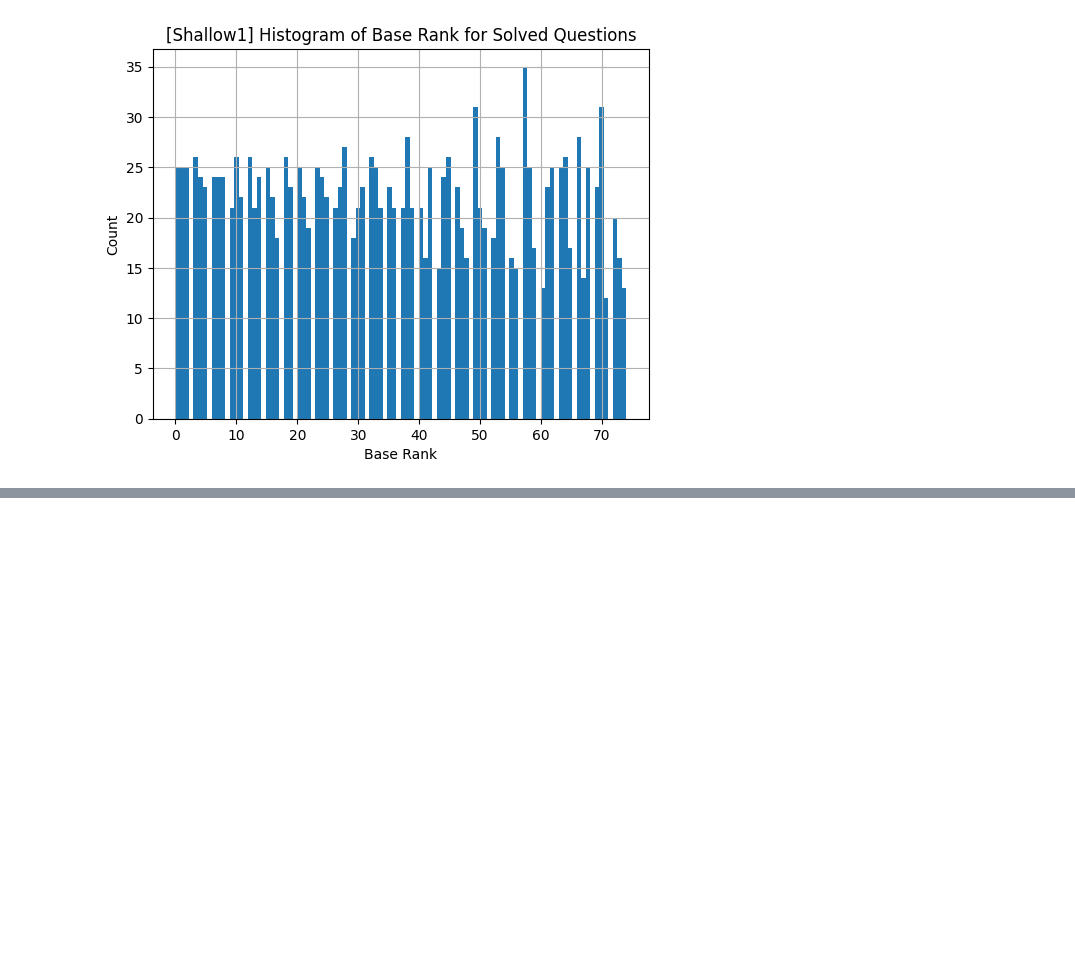
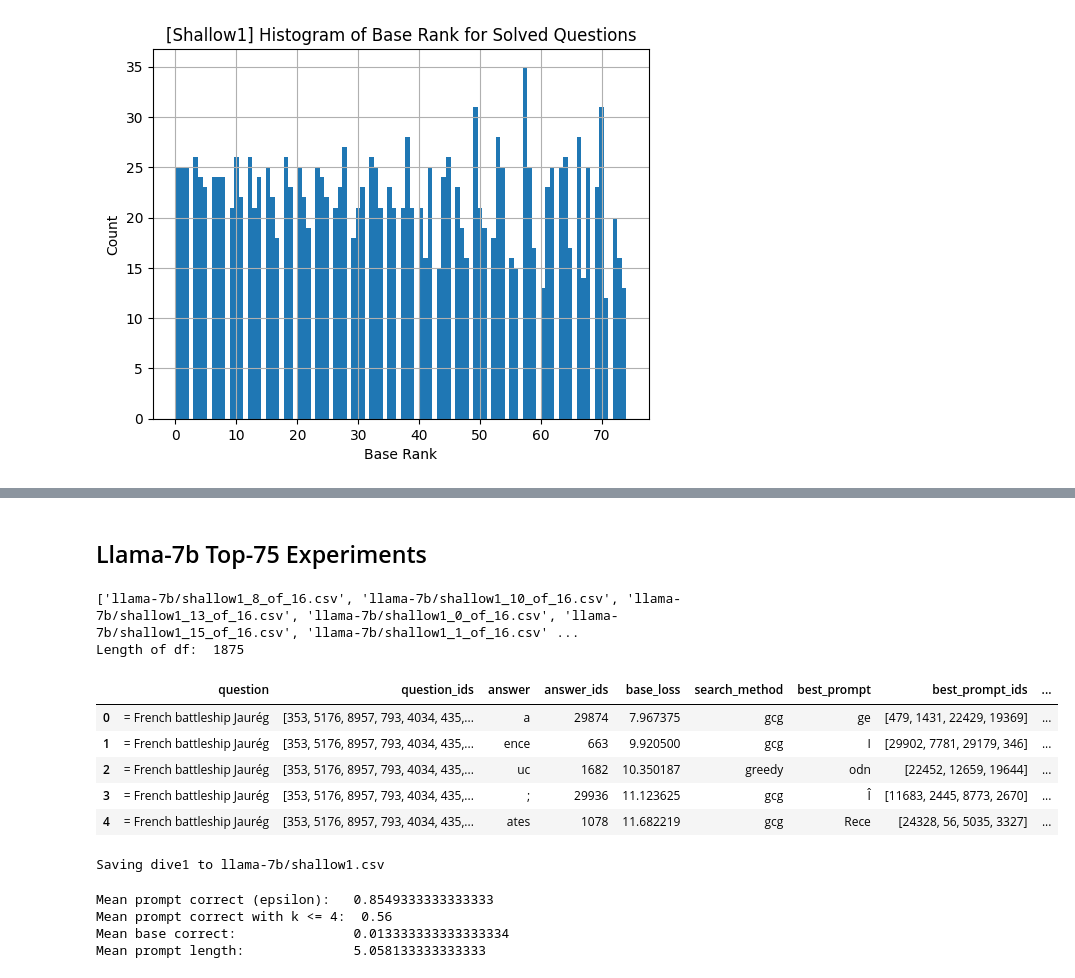
Before and after one commit to amanb2000/Magic_Words, a Jupyter notebook: results/shallow_dive/Shallow Dive.ipynb, the cells around one changed output, grey strips where cells are left out. Cells and saved outputs as stored; diff of their text form; code cells hidden in the pictures; blank space fills up the shorter version.

```diff
--- a/results/shallow_dive/Shallow Dive.ipynb
+++ b/results/shallow_dive/Shallow Dive.ipynb
@@ -397,0 +468,41 @@ Length of solved_df:  75
+# %% [markdown]
+## Llama-7b Top-75 Experiments
+# %%
+file_path = f'llama-7b/shallow1_*_of_16.csv'
+file_list = glob.glob(file_path)
+print(file_list)
+df_list = []
+for file in file_list:
+    df_list.append(pd.read_csv(file, lineterminator='\n'))
+shallow_df = pd.concat(df_list)
+
+print("Length of df: ", len(shallow_df))
+shallow_df.head()
+# %% [output]
+['llama-7b/shallow1_8_of_16.csv', 'llama-7b/shallow1_10_of_16.csv', 'llama-7b/shallow1_13_of_16.csv', 'llama-7b/shallow1_0_of_16.csv', 'llama-7b/shallow1_15_of_16.csv', 'llama-7b/shallow1_1_of_16.csv' ...
+Length of df:  1875
+|  | question | question_ids | answer | answer_ids | base_loss | search_method | best_prompt | best_prompt_ids | ... |
+| 0 | = French battleship Jaurég | [353, 5176, 8957, 793, 4034, 435,... | a | 29874 | 7.967375 | gcg | ge | [479, 1431, 22429, 19369] | ... |
+| 1 | = French battleship Jaurég | [353, 5176, 8957, 793, 4034, 435,... | ence | 663 | 9.920500 | gcg | I | [29902, 7781, 29179, 346] | ... |
+| 2 | = French battleship Jaurég | [353, 5176, 8957, 793, 4034, 435,... | uc | 1682 | 10.350187 | greedy | odn | [22452, 12659, 19644] | ... |
+| 3 | = French battleship Jaurég | [353, 5176, 8957, 793, 4034, 435,... | ; | 29936 | 11.123625 | gcg | Î | [11683, 2445, 8773, 2670] | ... |
+| 4 | = French battleship Jaurég | [353, 5176, 8957, 793, 4034, 435,... | ates | 1078 | 11.682219 | gcg | Rece | [24328, 56, 5035, 3327] | ... |
+# %%
+# Save the dataframe to a csv file
+output_path = 'llama-7b/shallow1.csv'
+# check if it exists
+if os.path.exists(output_path):
+    print("File already exists")
+else:
+    print(f"Saving dive1 to {output_path}")
+    shallow_df.to_csv(output_path, index=False, lineterminator='\n')
+# %% [output]
+Saving dive1 to llama-7b/shallow1.csv
+# %%
+# overview
+overview_report(shallow_df)
+# %% [output]
+Mean prompt correct (epsilon):   0.8549333333333333
+Mean prompt correct with k <= 4:  0.56
+Mean base correct:               0.013333333333333334
+Mean prompt length:              5.058133333333333
```
Also changed, not shown: parts of 5 cells of this notebook, 2 other files.
